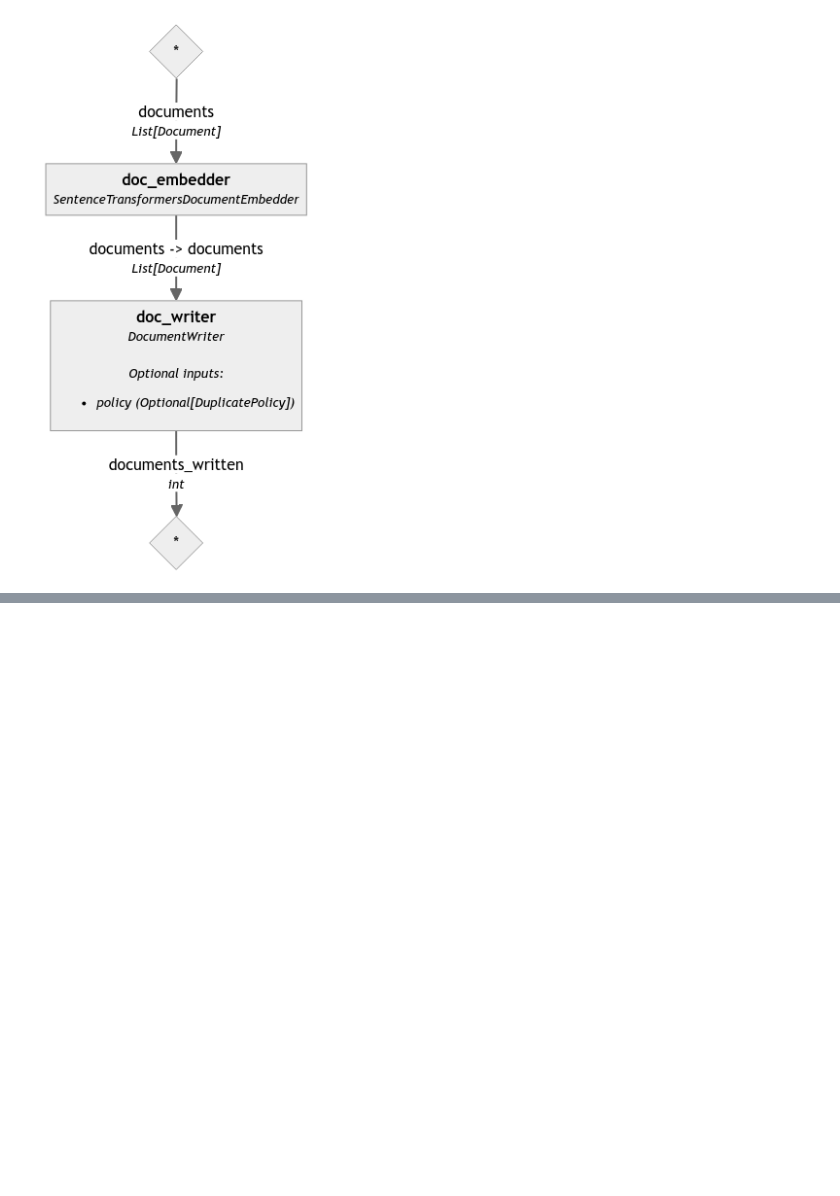
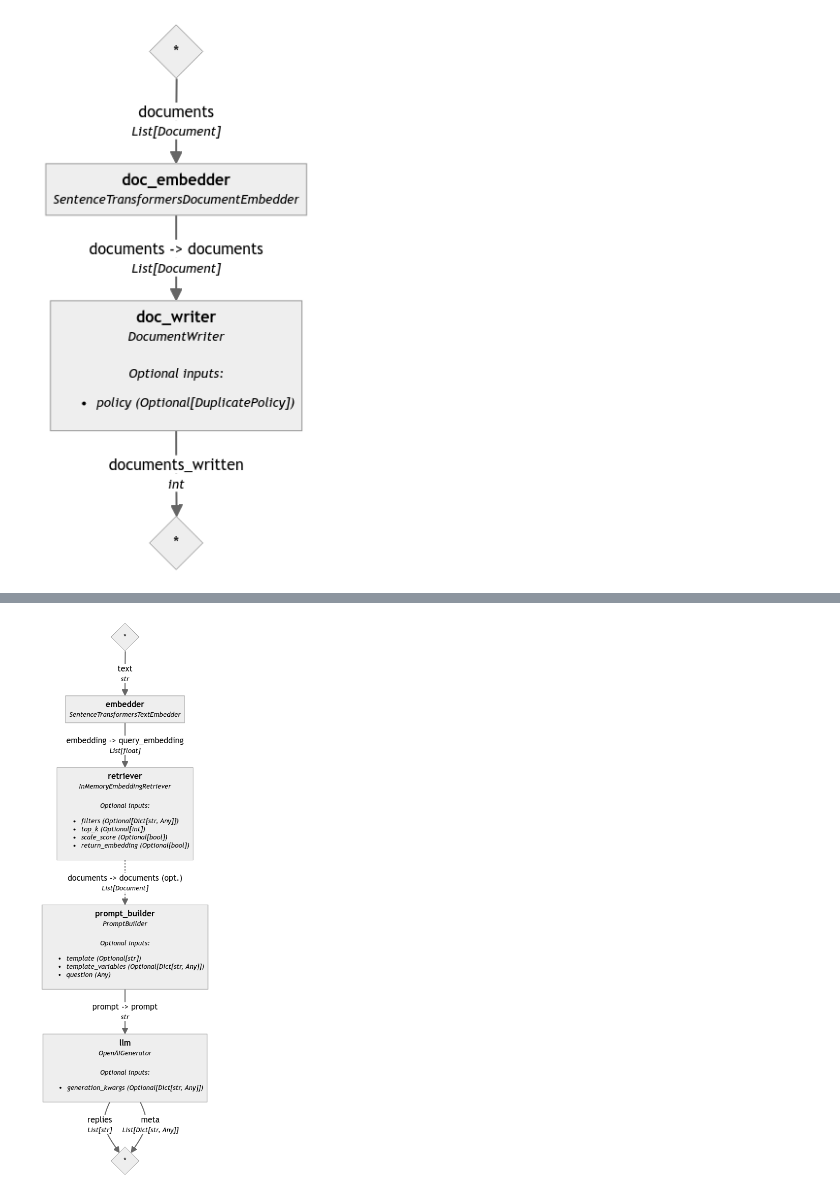
Before and after one commit to samhsiao6238/PythonFinance_2024, a Jupyter notebook: D30_Haystack+RAG/00_範例/ex10_ChatApp.ipynb, the cells around one changed output, grey strips where cells are left out. Saved outputs shown, nothing was run; the diff lists cells and outputs as text; code cells hidden in the pictures; blank space fills up the shorter version.

```diff
--- a/D30_Haystack+RAG/00_範例/ex10_ChatApp.ipynb
+++ b/D30_Haystack+RAG/00_範例/ex10_ChatApp.ipynb
@@ -111,0 +117,38 @@ draw_and_display(indexing_pipeline, "ex10_1_pipe.png")
+# %%
+# 定義提示模板
+template = """
+根據給定的上下文回答問題。
+
+上下文:
+{% for document in documents %}
+    {{ document.content }}
+{% endfor %}
+問題: {{ question }}
+答案:
+"""
+# %%
+# 建立 RAG 管道
+rag_pipe = Pipeline()
+# %%
+rag_pipe.add_component(
+    "embedder",
+    SentenceTransformersTextEmbedder(
+        model="sentence-transformers/all-MiniLM-L6-v2"
+    )
+)
+rag_pipe.add_component(
+    "retriever",
+    InMemoryEmbeddingRetriever(
+        document_store=document_store
+    )
+)
+rag_pipe.add_component(
+    "prompt_builder",
+    PromptBuilder(
+        template=template
+    )
+)
+rag_pipe.add_component(
+    "llm",
+    OpenAIGenerator(model="gpt-4-turbo")
+)
@@ -111,0 +180,4 @@ draw_and_display(indexing_pipeline, "ex10_1_pipe.png")
+# %%
+draw_and_display(rag_pipe, "ex10_2_pipe.png")
+# %% [output]
+[figure, added]
```
Also changed, not shown: parts of 2 cells of this notebook, 3 other files.
